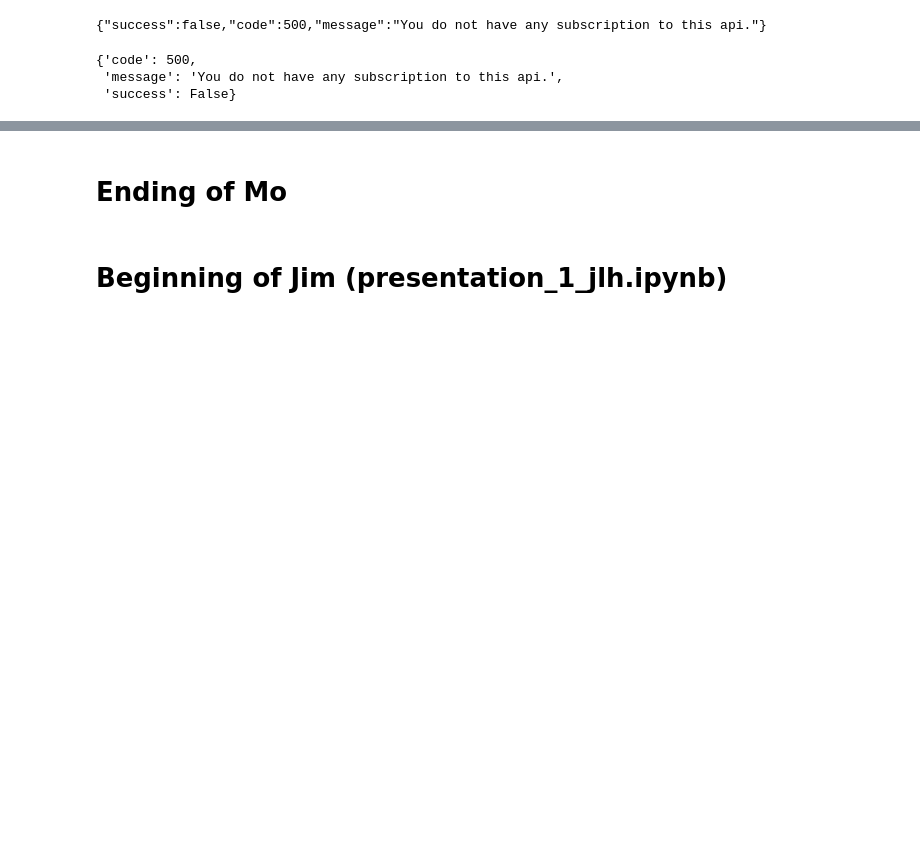
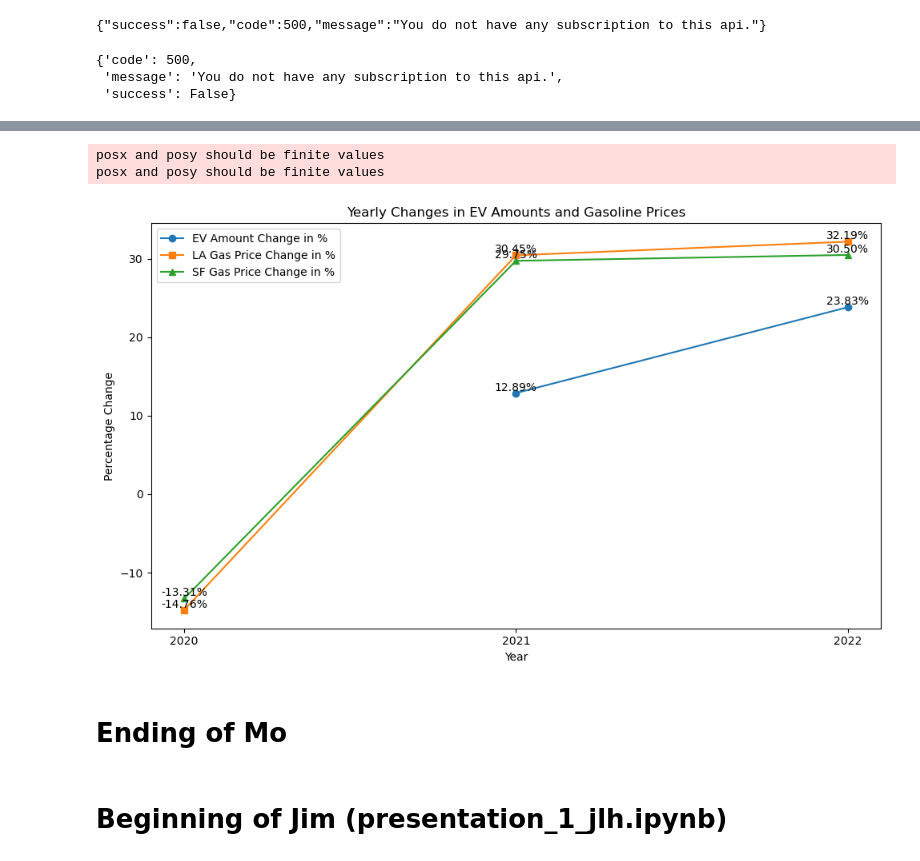
Before and after one commit to JaredWillson/group_9_project_1, a Jupyter notebook: Group_9_submission.ipynb, the cells around one changed output, grey strips where cells are left out. Drawn from its saved outputs; the diff is of its cells as text; code cells hidden in the pictures; blank space fills up the shorter version.

```diff
--- a/Group_9_submission.ipynb
+++ b/Group_9_submission.ipynb
@@ -1390,0 +1426,3 @@ df.to_excel('Resources/gas_price_3.xlsx',index=False)
+# %%
+gasoline_price_df = pd.read_csv("Resources/gas_price_2.csv")
+gasoline_price_df.head()
@@ -1390,0 +1436,3 @@ df.to_excel('Resources/gas_price_3.xlsx',index=False)
+# %%
+gasoline_price_df= gasoline_price_df.drop(columns = ["Vehicles","county","Month","Fuel","Year","Los Angeles Dollars per Gallon","San Francisco Dollars per Gallon"])
+gasoline_price_df
@@ -1390,0 +1453,3 @@ df.to_excel('Resources/gas_price_3.xlsx',index=False)
+# %%
+gasoline_price_df = gasoline_price_df.dropna(subset=["Yearly"])
+gasoline_price_df
@@ -1390,0 +1461,4 @@ df.to_excel('Resources/gas_price_3.xlsx',index=False)
+# %%
+gasoline_price_df = gasoline_price_df.copy()
+gasoline_price_df['Yearly'] = gasoline_price_df['Yearly'].astype(int)
+gasoline_price_df
@@ -1391,3 +1470,39 @@ df.to_excel('Resources/gas_price_3.xlsx',index=False)
+# %%
+x = gasoline_price_df['Yearly']
+
+# Your y-axes
+y1 = gasoline_price_df['EV amount change in %'].str.rstrip('%').astype('float') # If it's a string with %, convert to float
+y2 = gasoline_price_df['LA Gas Price Change in %'].str.rstrip('%').astype('float') # Adjust as necessary
+y3 = gasoline_price_df['SF Gas Price Change in %'].str.rstrip('%').astype('float') # Adjust as necessary
+
+plt.figure(figsize=(10, 6)) # Creates a new figure with a specified size
+
+# Plot each line
+plt.plot(x, y1, label='EV Amount Change in %', marker='o')
+plt.plot(x, y2, label='LA Gas Price Change in %', marker='s')
+plt.plot(x, y3, label='SF Gas Price Change in %', marker='^')
+
+# Adding titles and labels
+plt.title('Yearly Changes in EV Amounts and Gasoline Prices')
+plt.xlabel('Year')
+plt.ylabel('Percentage Change')
+plt.xticks(x)  # Ensure we have ticks for every year present
+plt.legend()
+
+for i, txt in enumerate(y1):
+    plt.text(x[i], y1[i], f'{txt:.2f}%', ha='center', va='bottom')
+for i, txt in enumerate(y2):
+    plt.text(x[i], y2[i], f'{txt:.2f}%', ha='center', va='bottom')
+for i, txt in enumerate(y3):
+    plt.text(x[i], y3[i], f'{txt:.2f}%', ha='center', va='bottom')
+
+# Show plot
+plt.tight_layout()
+plt.show()
+# %% [output]
+posx and posy should be finite values
+posx and posy should be finite values
+[figure, added]
 # %% [markdown]
 # Ending of Mo
 # %% [markdown]
```
Also changed, not shown: parts of 11 cells of this notebook, 3 other files.
